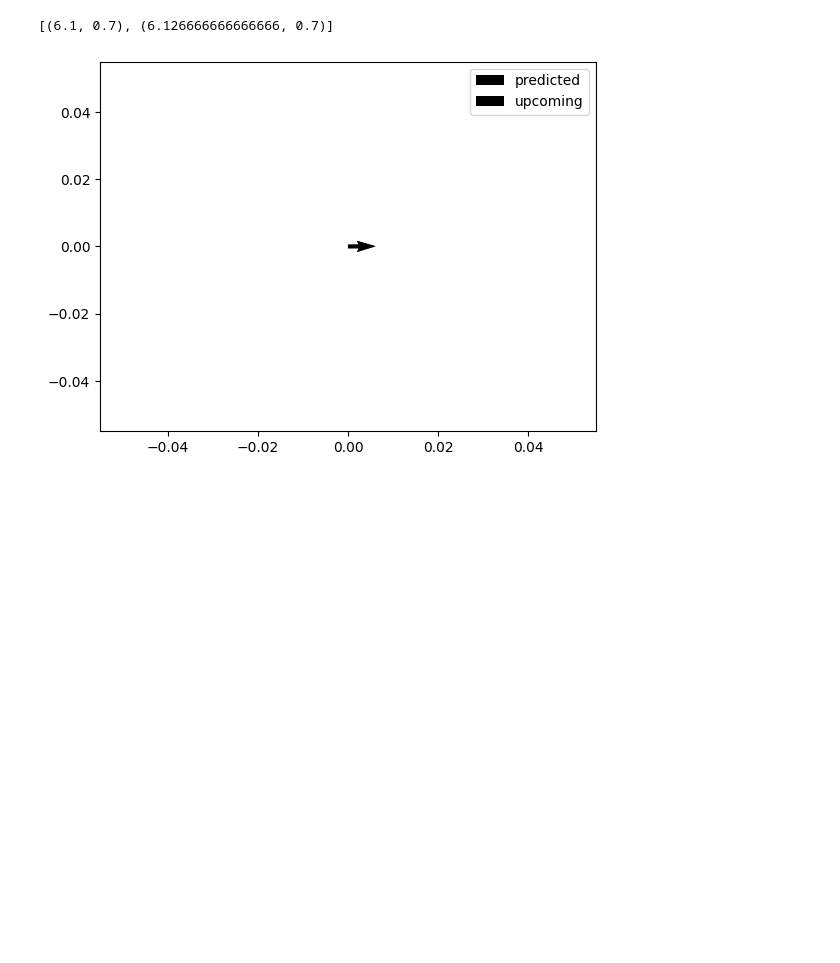
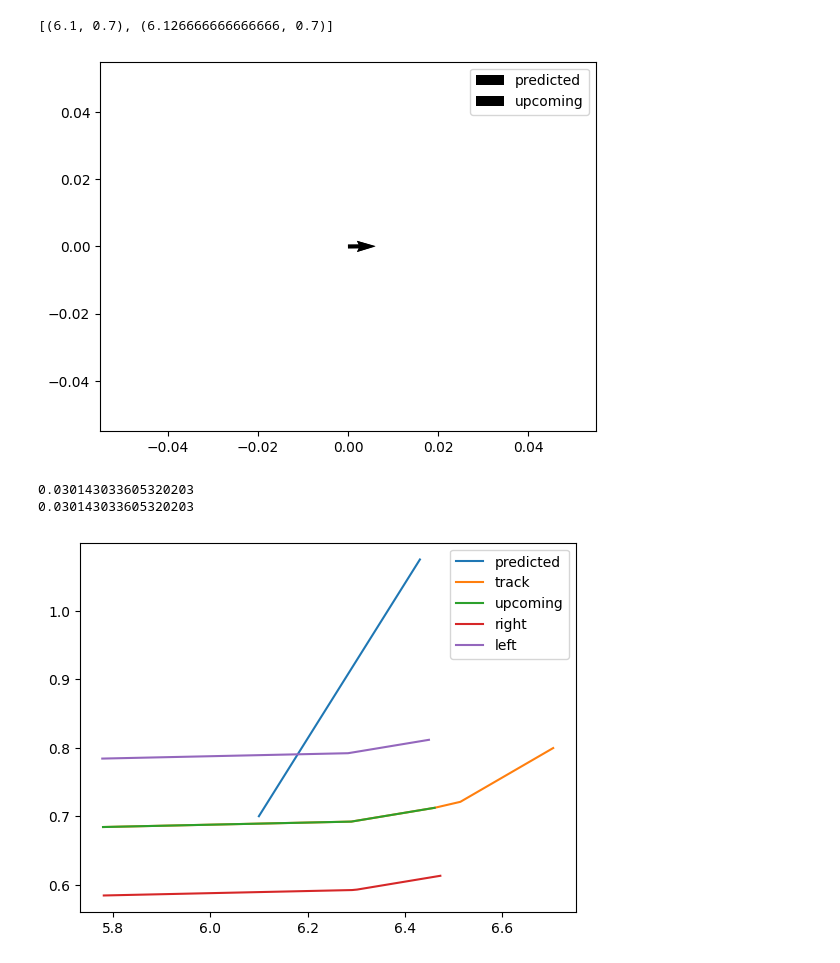
Before and after one commit to hubertpan4/deepracer, a Jupyter notebook: deepRacerResearch.ipynb, the cells around one changed output. Saved outputs shown, nothing was run; the diff lists cells and outputs as text; code cells hidden in the pictures; blank space fills up the shorter version.

Commit message:
add code for car flow metric

```diff
--- a/deepRacerResearch.ipynb
+++ b/deepRacerResearch.ipynb
@@ -282,3 +282,66 @@ plt.show()
 [figure]
 [(6.1, 0.7), (6.126666666666666, 0.7)]
 [figure]
+# %%
+# debugging car_flow_score
+params = {
+    "waypoints": waypoints,
+    "closest_waypoints": [9, 10],
+    "speed": 0.5,
+    "heading": 45,
+    "steering_angle": 18,
+    'x': 6.1,
+    'y': 0.7,
+    "track_width": 0.2,
+    'track_length': 14
+}
+
+x = params['x']
+y = params['y']
+scale = 1.0
+curLoc = Point(x, y)
+maxSpeed = 4.0
+# generate future route
+secondsToLookForward:float = 1.0
+scaledDist = 1.0
+predicted_car_path = reward_function.get_projected_car_path(params, secondsToLookForward)
+upcomingTrack = reward_function.get_expected_future_waypoint_advancement(params, secondsToLookForward)
+upcomingWayPointsLeft, upcomingCenterLine, upcomingWayPointsRight = reward_function.get_track_section(params, upcomingTrack + 1, 0)
+rightIntersects = predicted_car_path.intersection(upcomingWayPointsRight)
+if len(reward_function.getPointListFromLineString(rightIntersects)) > 0:
+    nearest = list(nearest_points(rightIntersects, Point(x, y)))[0]
+    dist = curLoc.distance(nearest) # consider increasing speed cap
+    scaledDist = min(1.0, dist/(maxSpeed*secondsToLookForward))
+leftIntersects = predicted_car_path.intersection(upcomingWayPointsLeft)
+if len(reward_function.getPointListFromLineString(leftIntersects)) > 0:
+    nearest = list(nearest_points(leftIntersects, Point(x,y)))[0]
+    dist = curLoc.distance(nearest)
+    scaledDist = min(1.0, dist/(maxSpeed*secondsToLookForward))
+print(scaledDist)
+print(reward_function.car_flow_score(params))
+
+px, py = predicted_car_path.xy
+ux, uy = upcomingCenterLine.xy
+ulx, uly = upcomingWayPointsLeft.xy
+urx, ury = upcomingWayPointsRight.xy
+
+# plt.plot(wx, wy)
+plt.plot(px, py, label='predicted')
+plt.plot(tx, ty, label='track')
+plt.plot(ux, uy, label='upcoming')
+plt.plot(urx, ury, label='right')
+plt.plot(ulx, uly, label='left')
+plt.legend()
+plt.show()
+# print(list(zip(px, py)))
+
+# vpx, vpy = vector_predicted
+# vux, vuy = vector_upcoming
+# plt.quiver(vpx, vpy, label='predicted')
+# plt.quiver(vux, vuy, label='upcoming')
+# plt.legend()
+# plt.show()
+# %% [output]
+0.030143033605320203
+0.030143033605320203
+[figure, added]
```
Also changed, not shown: 1 other file.
